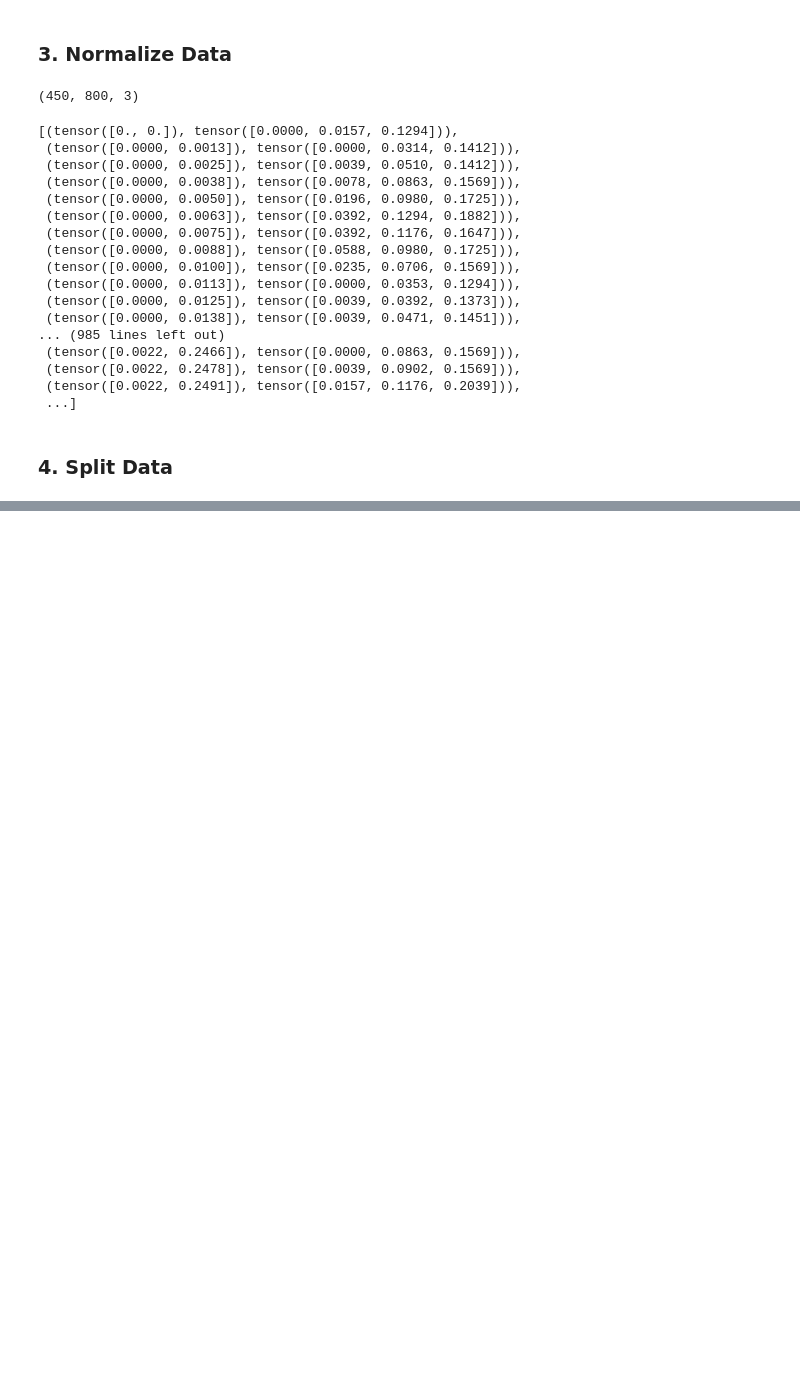
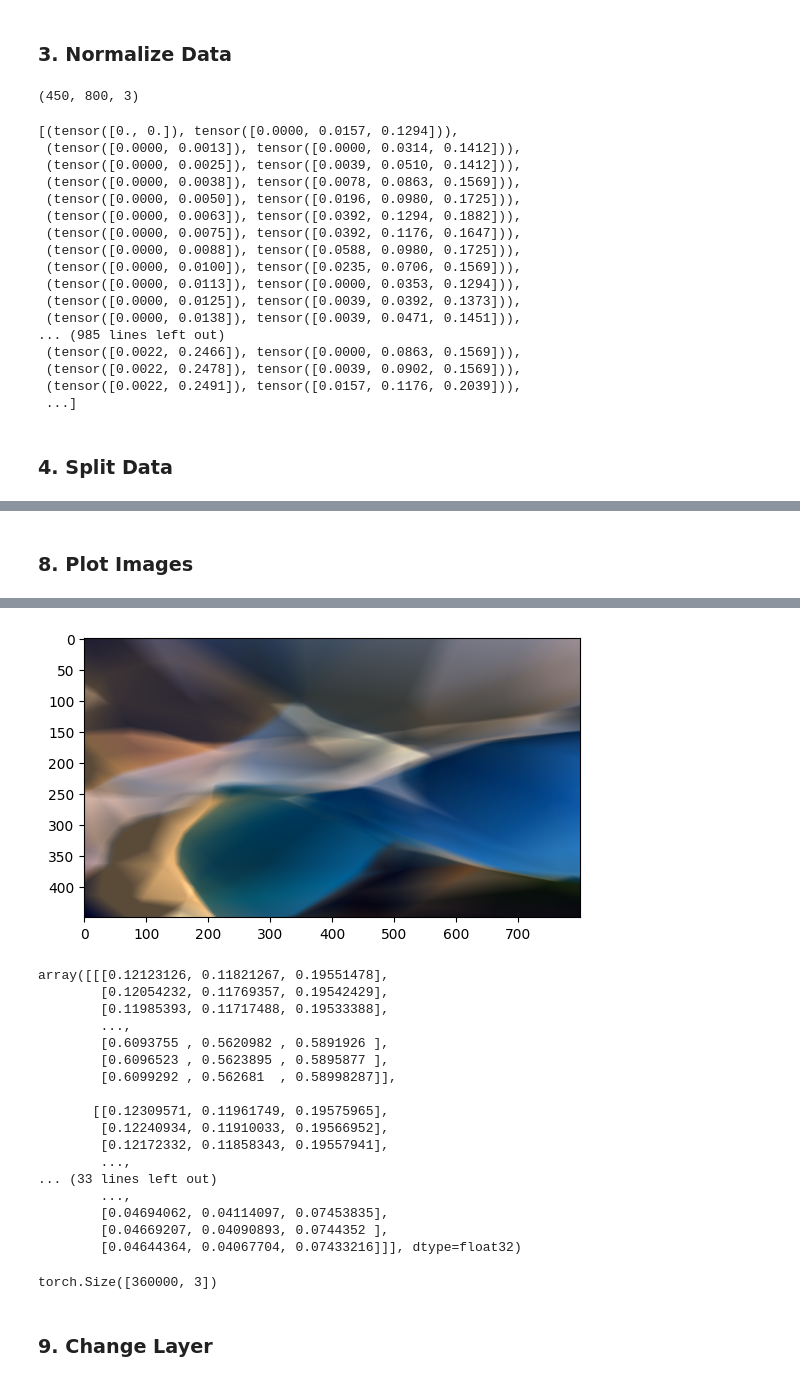
Before and after one commit to abdipourasl/Deep-Learning-1402, a Jupyter notebook: DL2.ipynb, the cells around one changed output, grey strips where cells are left out. Saved outputs shown, nothing was run; the diff lists cells and outputs as text; code cells hidden in the pictures; blank space fills up the shorter version.

```diff
--- a/DL2.ipynb
+++ b/DL2.ipynb
@@ -122,13 +116,11 @@ train_dataset, val_dataset = random_split(dataset, [num_train_samples, num_val_s
 # %%
 model = nn.Sequential(
-    nn.Linear(2, 256),
-    nn.ReLU(),
-    nn.Linear(256, 128),
-    nn.ReLU(),
-    nn.Linear(128, 64),
+    nn.Linear(2, 64),
     nn.ReLU(),
     nn.Linear(64, 32),
     nn.ReLU(),
-    nn.Linear(32, 3),
+    nn.Linear(32, 16),
+    nn.ReLU(),
+    nn.Linear(16, 3),
 )
 # %% [markdown]
@@ -1104,0 +224,17 @@ pyplot.ylabel('1')
+# %% [markdown]
+
+
+### 8. Plot Images
+# %%
+full_image = DataLoader(dataset, batch_size=len(dataset), shuffle=False)
+model.eval
+for data, target in full_image:
+    output = model(data)
+full_image2 = output.detach().numpy()
+full_image3 = np.reshape(full_image2,(450,800,3))
+full_image3=np.clip(full_image3,0,255)
+plt.figure()
+plt.imshow(full_image3)
+plt.show()
+full_image3
+# %% [output]
@@ -1104,0 +242,26 @@ pyplot.ylabel('1')
+[figure, added]
+array([[[0.12123126, 0.11821267, 0.19551478],
+        [0.12054232, 0.11769357, 0.19542429],
+        [0.11985393, 0.11717488, 0.19533388],
+        ...,
+        [0.6093755 , 0.5620982 , 0.5891926 ],
+        [0.6096523 , 0.5623895 , 0.5895877 ],
+        [0.6099292 , 0.562681  , 0.58998287]],
+
+       [[0.12309571, 0.11961749, 0.19575965],
+        [0.12240934, 0.11910033, 0.19566952],
+        [0.12172332, 0.11858343, 0.19557941],
+        ...,
+... (33 lines left out)
+        ...,
+        [0.04694062, 0.04114097, 0.07453835],
+        [0.04669207, 0.04090893, 0.0744352 ],
+        [0.04644364, 0.04067704, 0.07433216]]], dtype=float32)
+# %%
+output.shape
+# %% [output]
+torch.Size([360000, 3])
+# %% [markdown]
+
+
+### 9. Change Layer
```
Also changed, not shown: parts of 228 cells of this notebook.
